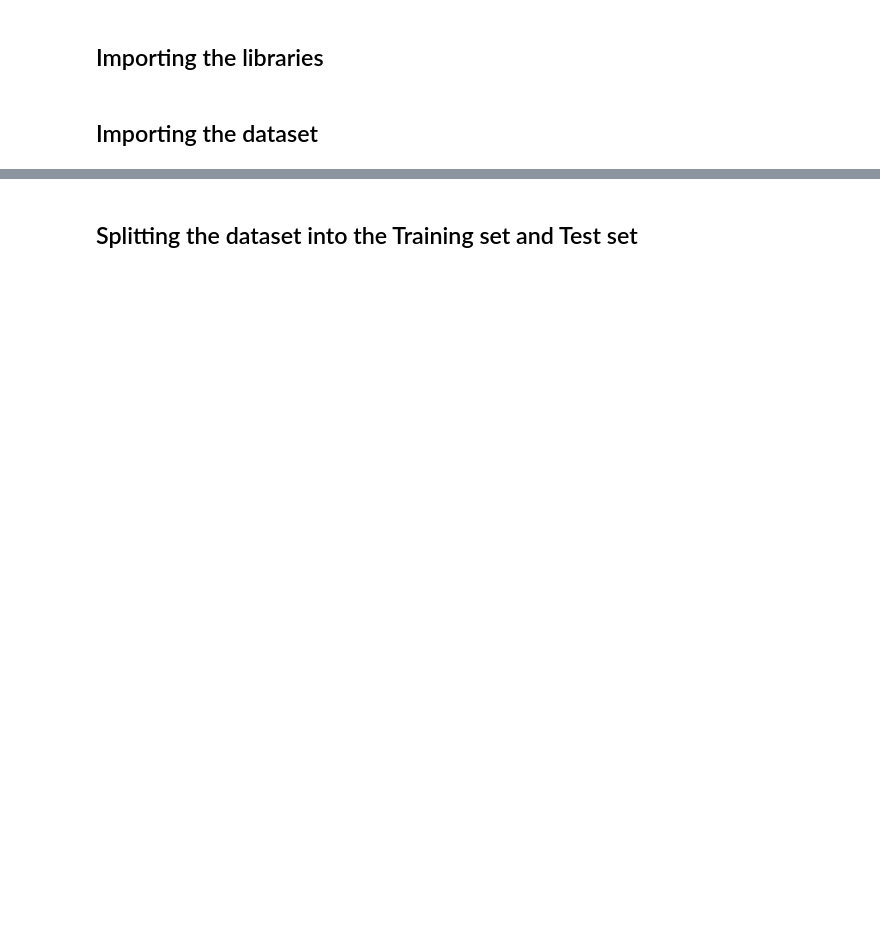
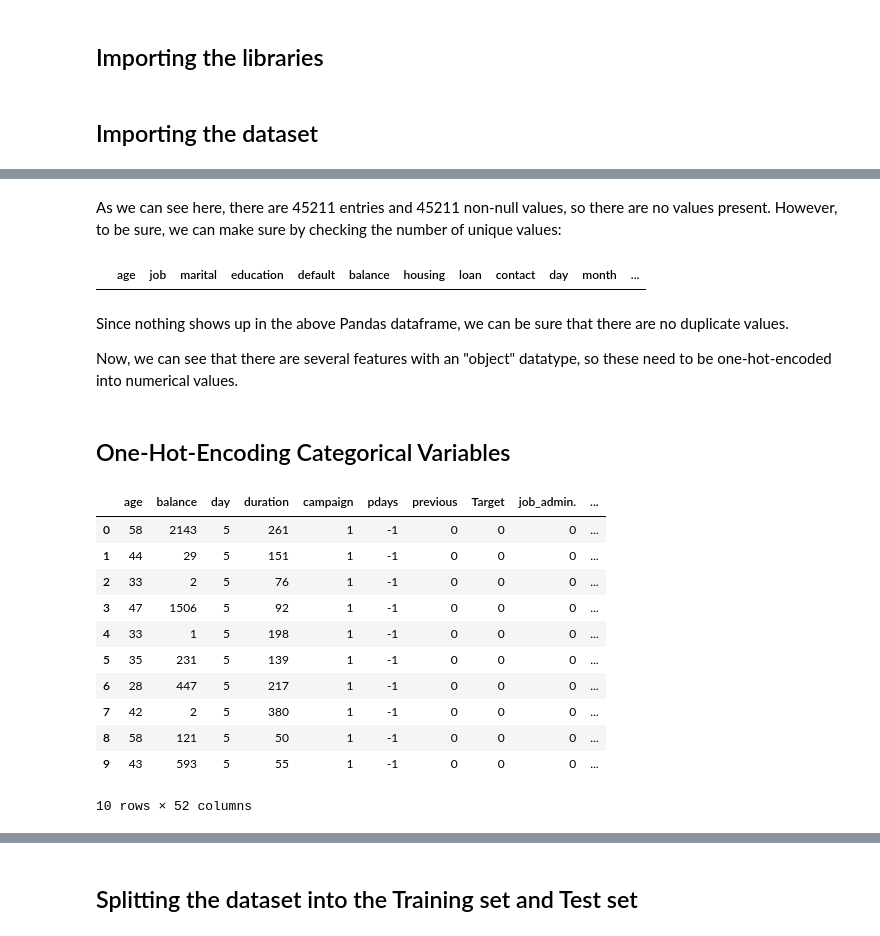
Before and after one commit to willdata0101/Logistic-Regression-Projects, a Jupyter notebook: Logistic Regression Demo.ipynb, the cells around one changed output, grey strips where cells are left out. Saved outputs shown, nothing was run; the diff lists cells and outputs as text; code cells hidden in the pictures; blank space fills up the shorter version.

```diff
--- a/Logistic Regression Demo.ipynb
+++ b/Logistic Regression Demo.ipynb
@@ -36,0 +67,14 @@ dataset.head(10)
+# %% [markdown]
+As we can see here, there are 45211 entries and 45211 non-null values, so there are no values present. However, to be sure, we can make sure by checking the number of unique values:
+# %%
+# Checking for duplicates
+
+dataset[dataset.duplicated() == True]
+# %% [output]
+|  | age | job | marital | education | default | balance | housing | loan | contact | day | month | ... |
+# %% [markdown]
+Since nothing shows up in the above Pandas dataframe, we can be sure that there are no duplicate values.
+
+Now, we can see that there are several features with an "object" datatype, so these need to be one-hot-encoded into numerical values.
+# %% [markdown]
+## One-Hot-Encoding Categorical Variables
@@ -36,0 +87,15 @@ dataset.head(10)
+# %%
+dataset.head(10)
+# %% [output]
+|  | age | balance | day | duration | campaign | pdays | previous | Target | job_admin. | ... |
+| 0 | 58 | 2143 | 5 | 261 | 1 | -1 | 0 | 0 | 0 | ... |
+| 1 | 44 | 29 | 5 | 151 | 1 | -1 | 0 | 0 | 0 | ... |
+| 2 | 33 | 2 | 5 | 76 | 1 | -1 | 0 | 0 | 0 | ... |
+| 3 | 47 | 1506 | 5 | 92 | 1 | -1 | 0 | 0 | 0 | ... |
+| 4 | 33 | 1 | 5 | 198 | 1 | -1 | 0 | 0 | 0 | ... |
+| 5 | 35 | 231 | 5 | 139 | 1 | -1 | 0 | 0 | 0 | ... |
+| 6 | 28 | 447 | 5 | 217 | 1 | -1 | 0 | 0 | 0 | ... |
+| 7 | 42 | 2 | 5 | 380 | 1 | -1 | 0 | 0 | 0 | ... |
+| 8 | 58 | 121 | 5 | 50 | 1 | -1 | 0 | 0 | 0 | ... |
+| 9 | 43 | 593 | 5 | 55 | 1 | -1 | 0 | 0 | 0 | ... |
+10 rows × 52 columns
```
Also changed, not shown: parts of 45 cells of this notebook.
